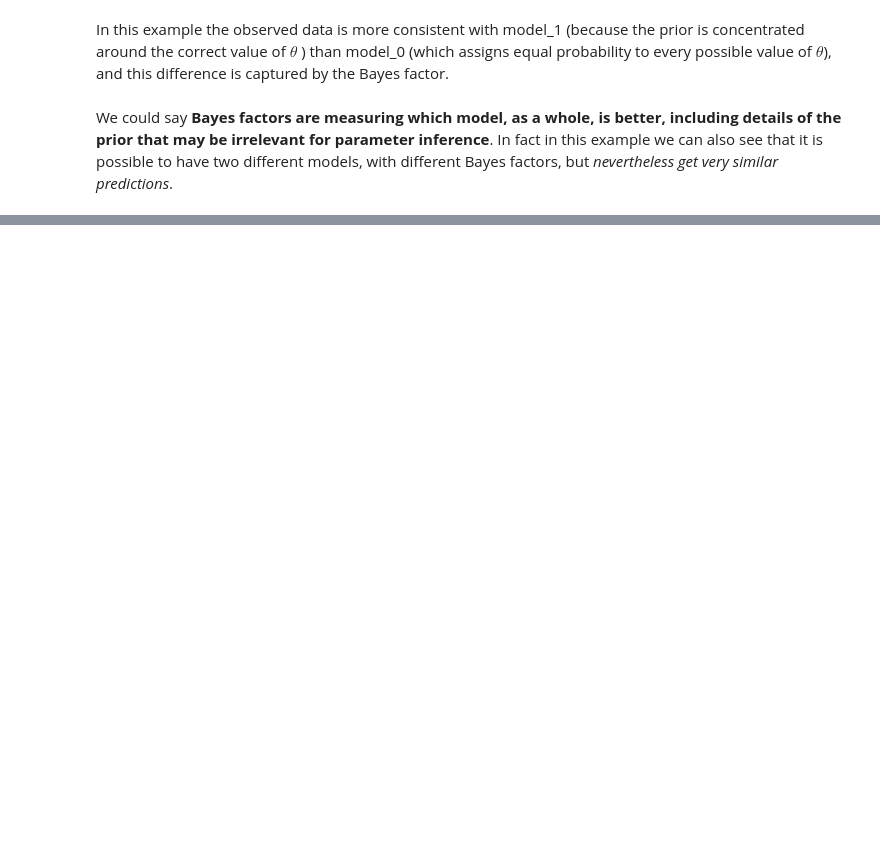
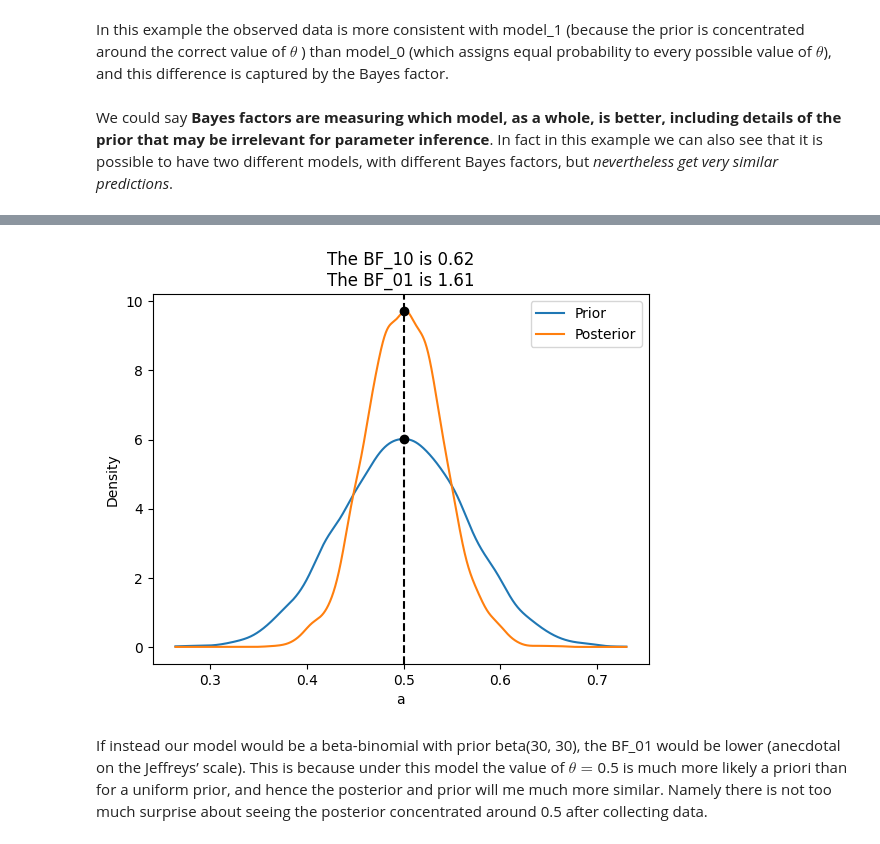
Before and after one commit to cfteach/BRDS_DATA644, a Jupyter notebook: _sources/Bayes_Factors.ipynb, the cells around one changed output, grey strips where cells are left out. Cells and saved outputs as stored; diff of their text form; code cells hidden in the pictures; blank space fills up the shorter version.

```diff
--- a/_sources/Bayes_Factors.ipynb
+++ b/_sources/Bayes_Factors.ipynb
@@ -145,0 +178,6 @@ We could say **Bayes factors are measuring which model, as a whole, is better, i
+# %%
+az.plot_bf(idata_conc, var_name="a", ref_val=0.5);
+# %% [output]
+[figure, added]
+# %% [markdown]
+If instead our model would be a beta-binomial with prior beta(30, 30), the BF_01 would be lower (anecdotal on the Jeffreys’ scale). This is because under this model the value of $\theta=$0.5 is much more likely a priori than for a uniform prior, and hence the posterior and prior will me much more similar. Namely there is not too much surprise about seeing the posterior concentrated around 0.5 after collecting data.
```
Also changed, not shown: parts of 10 cells of this notebook, 7 other files.
